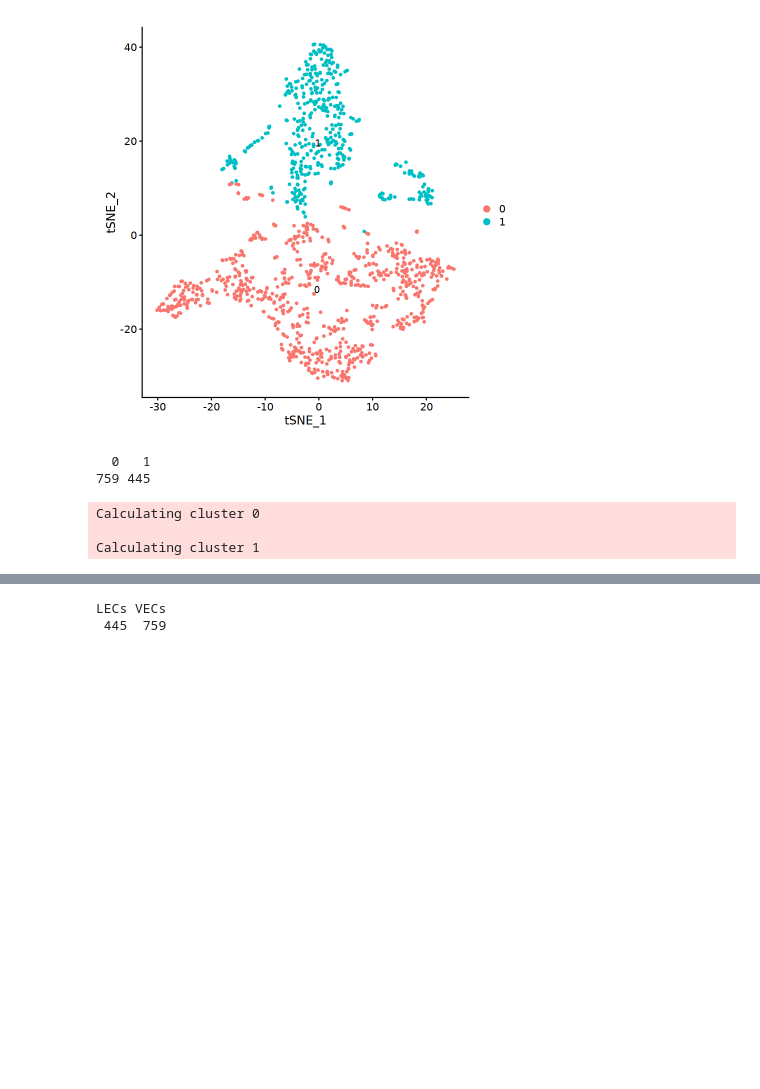
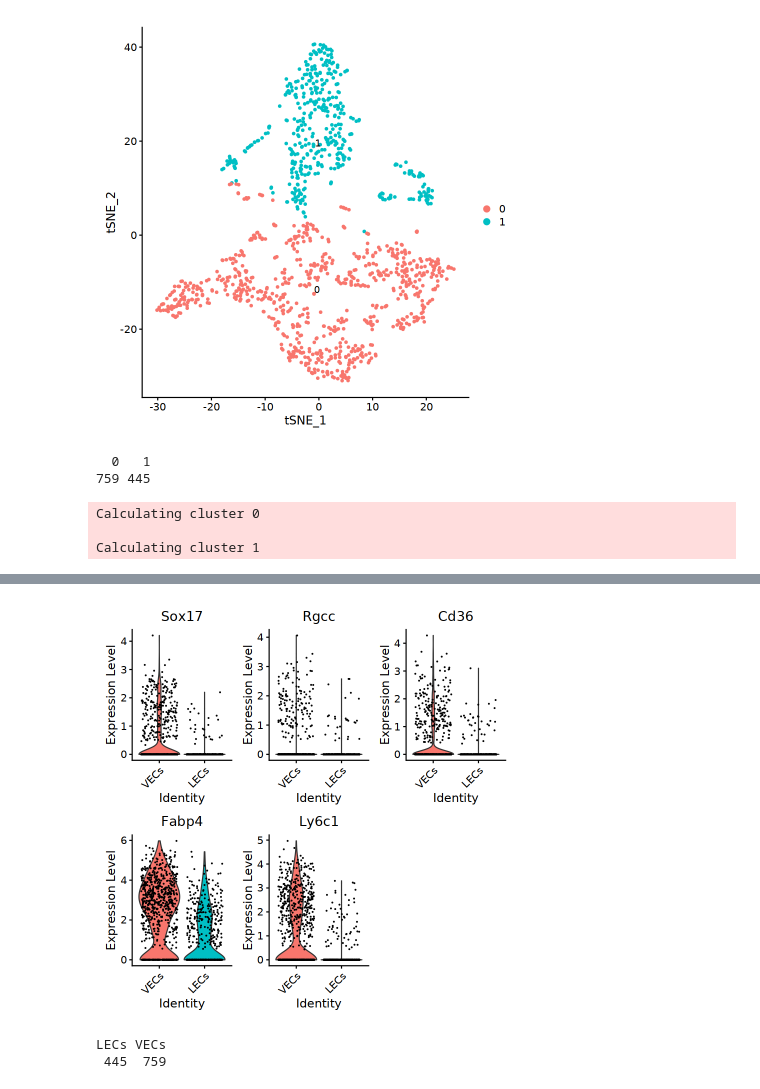
Before and after one commit to Bon-jour/code, a Jupyter notebook: svg2/deal3-3.ipynb, the cells around one changed output, grey strips where cells are left out. Drawn from its saved outputs; the diff is of its cells as text; code cells hidden in the pictures; blank space fills up the shorter version.

```diff
--- a/svg2/deal3-3.ipynb
+++ b/svg2/deal3-3.ipynb
@@ -123,0 +137,4 @@ Warning message:
+# %%
+VlnPlot(immune.combined,features = c('Sox17','Rgcc','Cd36','Fabp4','Ly6c1'))
+# %% [output]
+[figure, added]
```
Also changed, not shown: parts of 8 cells of this notebook, 28 other files.
